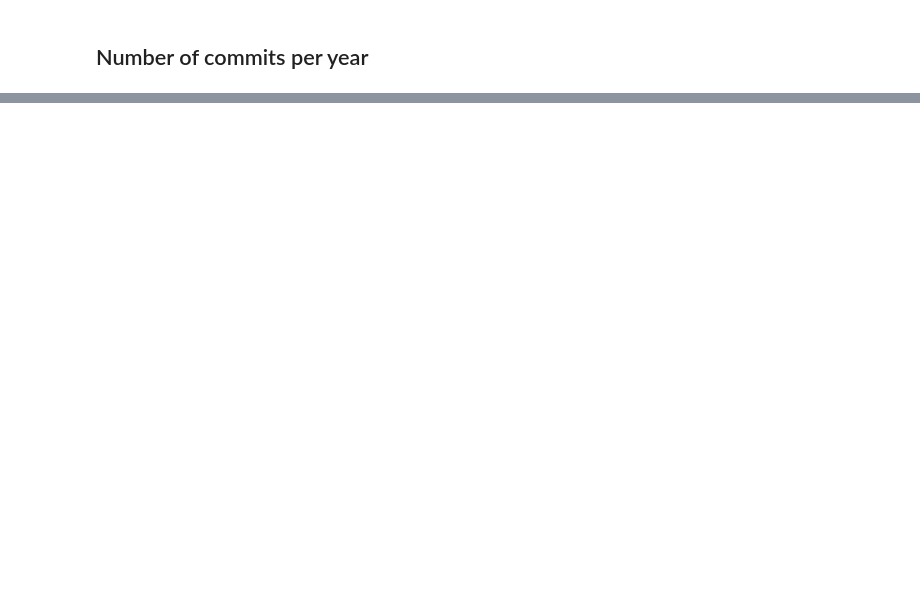
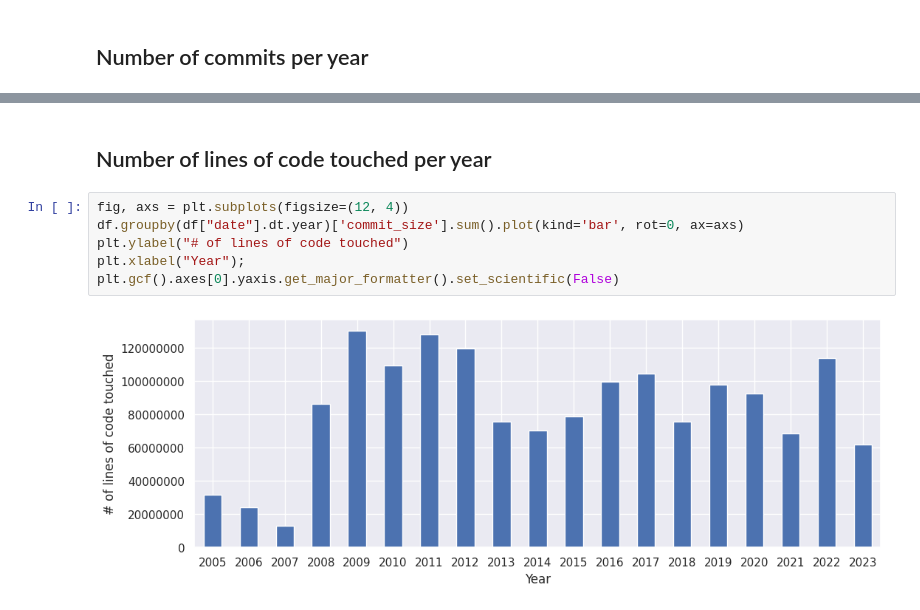
Before and after one commit to codeurjc/LinuxCommitsDataset, a Jupyter notebook: notebooks/GeneralAnalysis.ipynb, the cells around one changed output, grey strips where cells are left out. Drawn from its saved outputs; the diff is of its cells as text; blank space fills up the shorter version.

```diff
--- a/notebooks/GeneralAnalysis.ipynb
+++ b/notebooks/GeneralAnalysis.ipynb
@@ -90,0 +52,10 @@ plt.ylabel("# of commits");
+# %% [markdown]
+## Number of lines of code touched per year
+# %%
+fig, axs = plt.subplots(figsize=(12, 4))
+df.groupby(df["date"].dt.year)['commit_size'].sum().plot(kind='bar', rot=0, ax=axs)
+plt.ylabel("# of lines of code touched")
+plt.xlabel("Year");
+plt.gcf().axes[0].yaxis.get_major_formatter().set_scientific(False)
+# %% [output]
+[figure, added]
```
Also changed, not shown: parts of 13 cells of this notebook.
